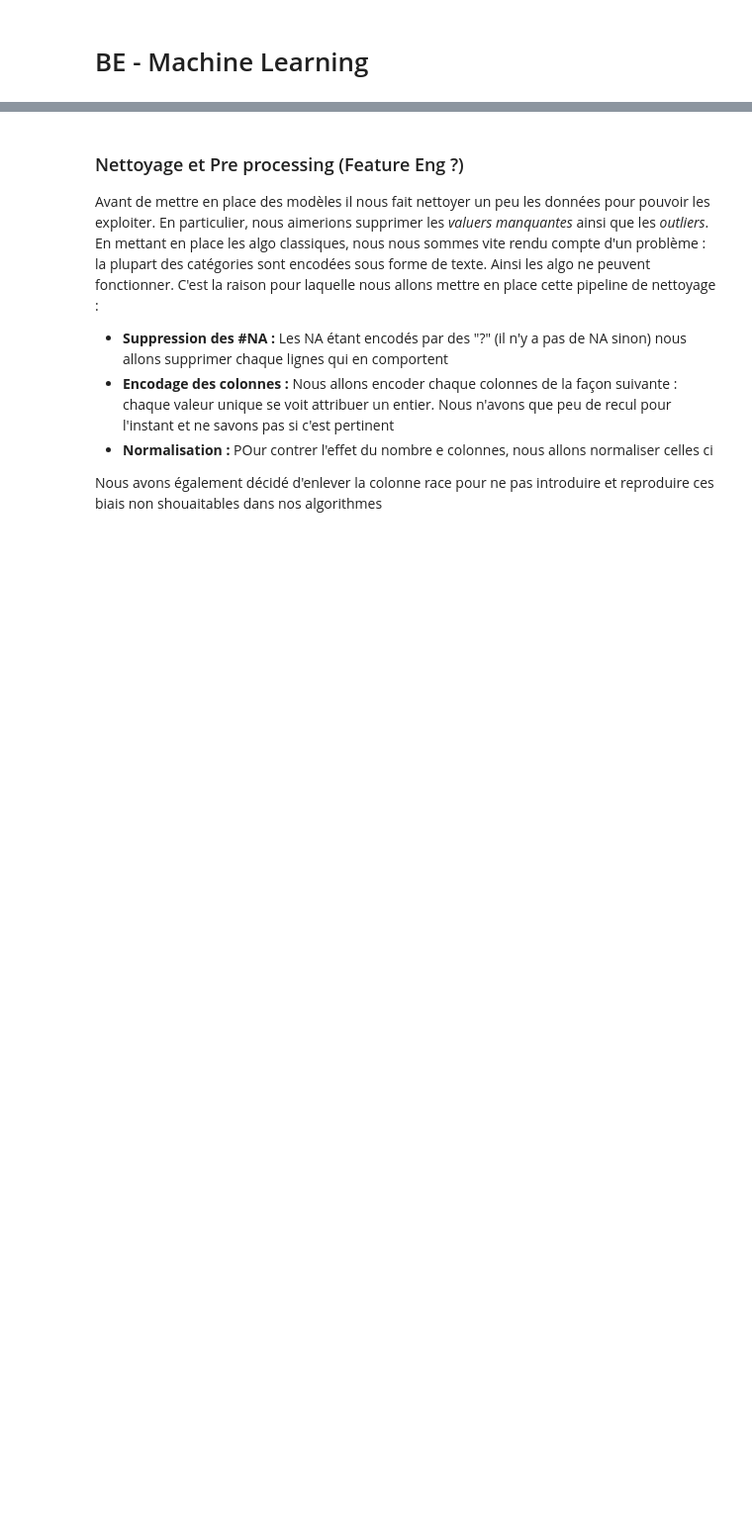
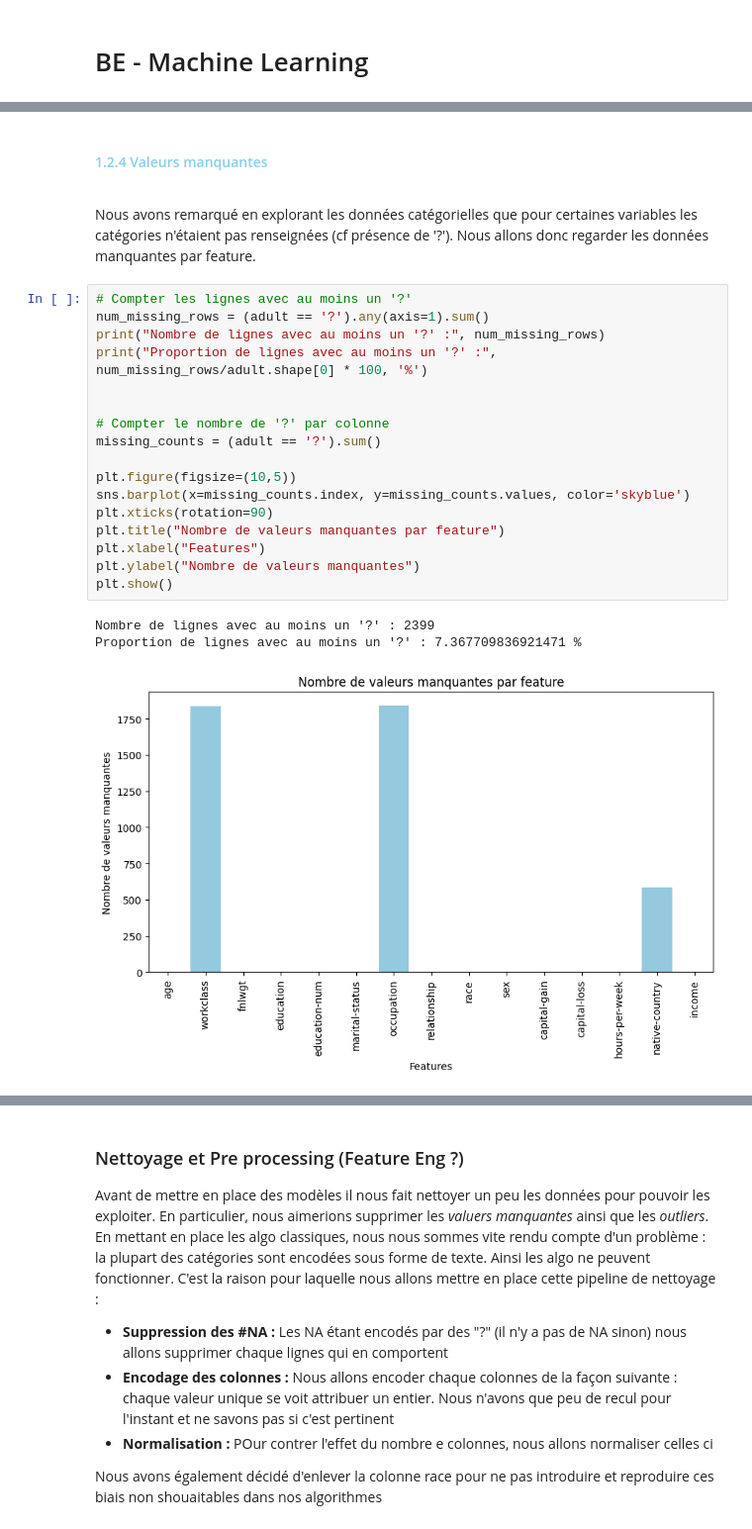
Before and after one commit to alextonon/BE_working_repo, a Jupyter notebook: FSD311_Machine_Learning/BE_ML_Groupe1.ipynb, the cells around one changed output, grey strips where cells are left out. Shown: that part at 99% size. Saved outputs shown, nothing was run; the diff lists cells and outputs as text; blank space fills up the shorter version.

Commit message:
présentation des données

```diff
--- a/FSD311_Machine_Learning/BE_ML_Groupe1.ipynb
+++ b/FSD311_Machine_Learning/BE_ML_Groupe1.ipynb
@@ -20,0 +217,27 @@ print(adult.columns.tolist())
+# %% [markdown]
+<span style='color:skyblue'>
+
+#### 1.2.4 Valeurs manquantes
+# %% [markdown]
+Nous avons remarqué en explorant les données catégorielles que pour certaines variables les catégories n'étaient pas renseignées (cf présence de '?'). Nous allons donc regarder les données manquantes par feature.
+# %%
+# Compter les lignes avec au moins un '?'
+num_missing_rows = (adult == '?').any(axis=1).sum()
+print("Nombre de lignes avec au moins un '?' :", num_missing_rows)
+print("Proportion de lignes avec au moins un '?' :", num_missing_rows/adult.shape[0] * 100, '%')
+
+
+# Compter le nombre de '?' par colonne
+missing_counts = (adult == '?').sum()
+
+plt.figure(figsize=(10,5))
+sns.barplot(x=missing_counts.index, y=missing_counts.values, color='skyblue')
+plt.xticks(rotation=90)
+plt.title("Nombre de valeurs manquantes par feature")
+plt.xlabel("Features")
+plt.ylabel("Nombre de valeurs manquantes")
+plt.show()
+# %% [output]
+Nombre de lignes avec au moins un '?' : 2399
+Proportion de lignes avec au moins un '?' : 7.367709836921471 %
+[figure, added]
```
Also changed, not shown: parts of 26 cells of this notebook.
